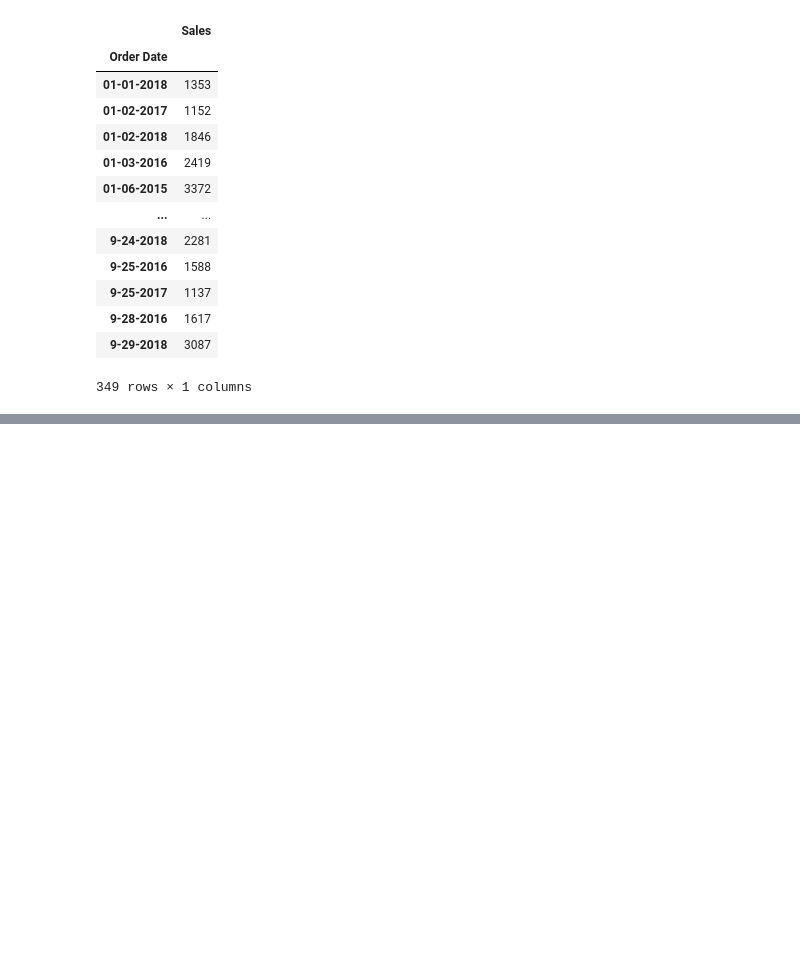
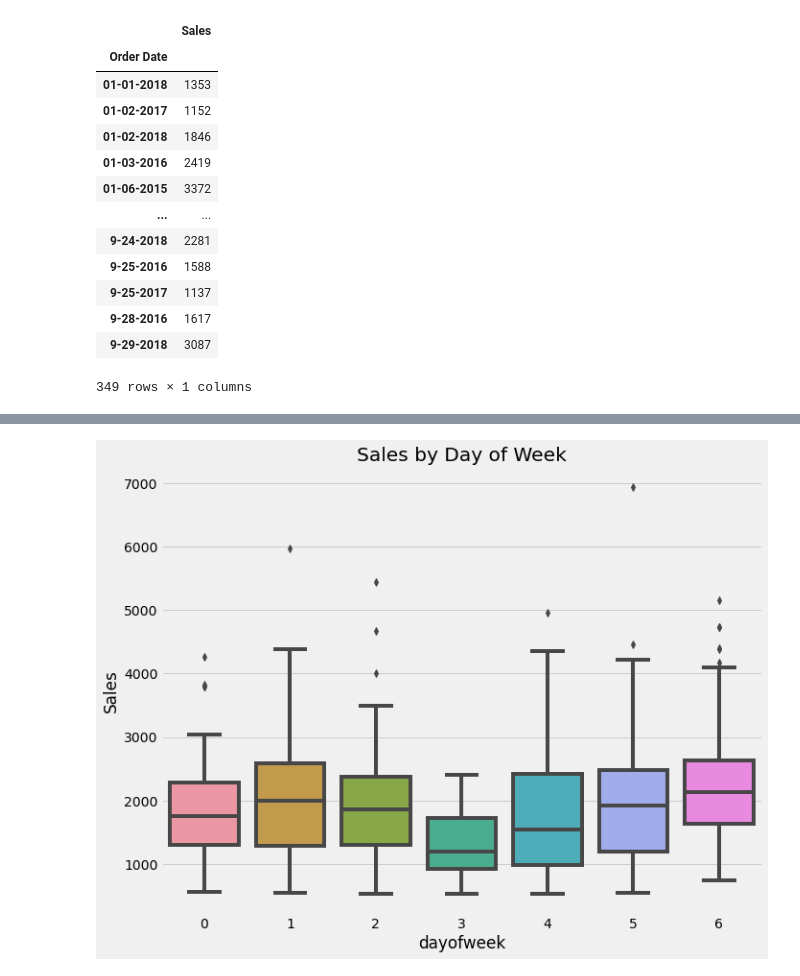
Before and after one commit to ruwzeta/1007FinalProject, a Jupyter notebook: Data Cleaning.ipynb, the cells around one changed output, grey strips where cells are left out. Cells and saved outputs as stored; diff of their text form; code cells hidden in the pictures; blank space fills up the shorter version.

```diff
--- a/Data Cleaning.ipynb
+++ b/Data Cleaning.ipynb
@@ -179,0 +145,23 @@ AttributeError: 'pandas._libs.properties.CachedProperty' object has no attribute
+# %%
+def create_features(df):
+    """
+    Create time series features based on time series index.
+    """
+    df = df.copy()
+    df['dayofweek'] = df.index.dayofweek
+    df['quarter'] = df.index.quarter
+    df['month'] = df.index.month
+    df['year'] = df.index.year
+    df['dayofyear'] = df.index.dayofyear
+    df['dayofmonth'] = df.index.day
+    df['weekofyear'] = df.index.isocalendar().week
+    return df
+
+df2_grouped = create_features(df2_grouped)
+# %%
+fig, ax = plt.subplots(figsize=(10, 8))
+sns.boxplot(data=df2_grouped, x='dayofweek', y='Sales')
+ax.set_title('Sales by Day of Week')
+plt.show()
+# %% [output]
+[figure, added]
```
Also changed, not shown: parts of 23 cells of this notebook.
